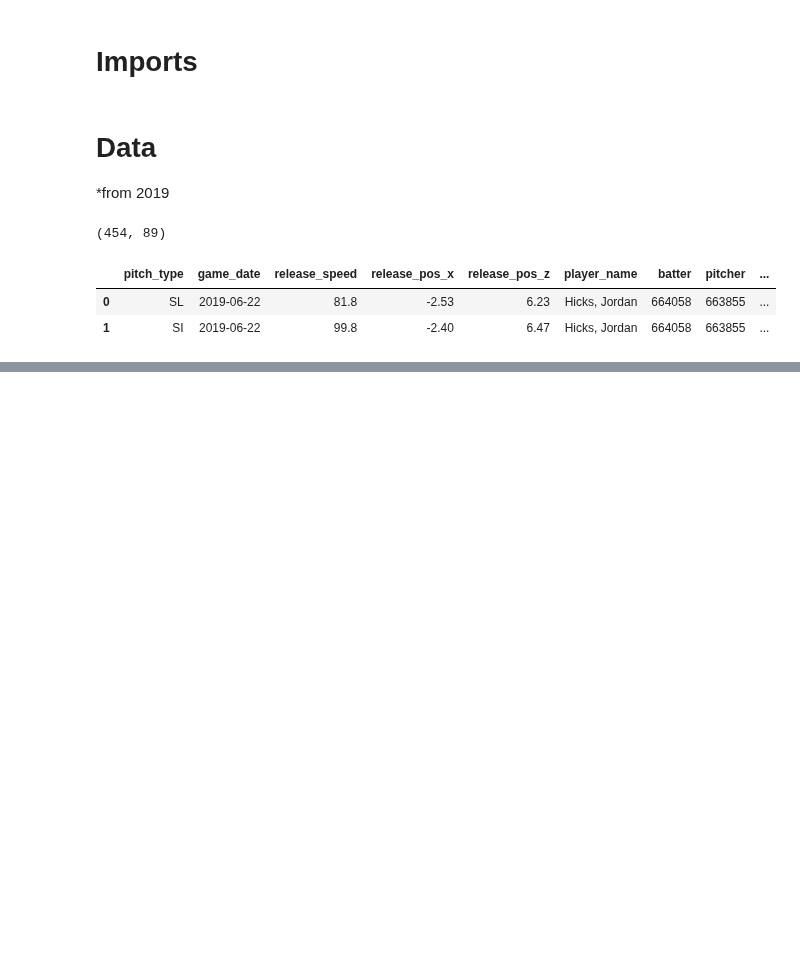
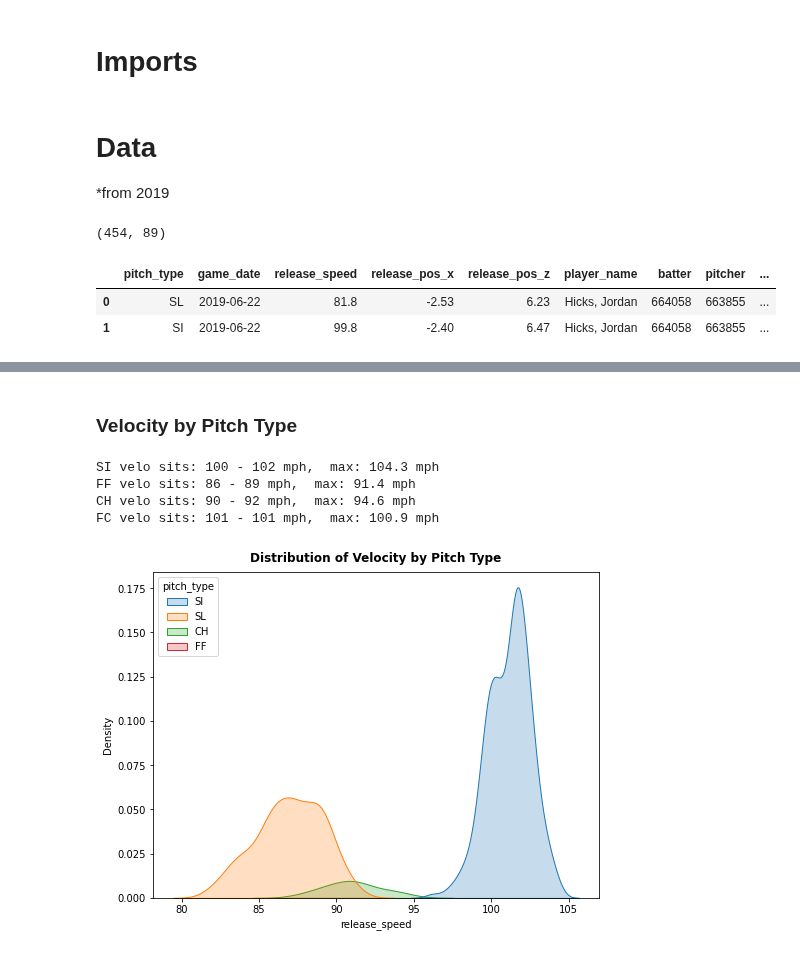
Before and after one commit to anthonyzurke/player-analysis, a Jupyter notebook: pitchers/hicks-scoutingreport.ipynb, the cells around one changed output, grey strips where cells are left out. Drawn from its saved outputs; the diff is of its cells as text; code cells hidden in the pictures; blank space fills up the shorter version.

```diff
--- a/pitchers/hicks-scoutingreport.ipynb
+++ b/pitchers/hicks-scoutingreport.ipynb
@@ -30,0 +45,18 @@ hicks.head(2)
+# %%
+r_hicks = hicks.loc[hicks['stand'] == 'R']
+l_hicks = hicks.loc[hicks['stand'] == 'L']
+
+si = hicks.loc[hicks['pitch_type'] == 'SI']
+sl = hicks.loc[hicks['pitch_type'] == 'SL']
+ch = hicks.loc[hicks['pitch_type'] == 'CH']
+ff = hicks.loc[hicks['pitch_type'] == 'FF']
+
+r_si = hicks.loc[(hicks['pitch_type'] == 'SI') & (hicks['stand'] == 'R')]
+r_sl = hicks.loc[(hicks['pitch_type'] == 'SL') & (hicks['stand'] == 'R')]
+r_ch = hicks.loc[(hicks['pitch_type'] == 'CH') & (hicks['stand'] == 'R')]
+r_ff = hicks.loc[(hicks['pitch_type'] == 'FF') & (hicks['stand'] == 'R')]
+
+l_si = hicks.loc[(hicks['pitch_type'] == 'SI') & (hicks['stand'] == 'L')]
+l_sl = hicks.loc[(hicks['pitch_type'] == 'SL') & (hicks['stand'] == 'L')]
+l_ch = hicks.loc[(hicks['pitch_type'] == 'CH') & (hicks['stand'] == 'L')]
+l_ff = hicks.loc[(hicks['pitch_type'] == 'FF') & (hicks['stand'] == 'L')]
@@ -30,0 +103,25 @@ hicks.head(2)
+# %% [markdown]
+### Velocity by Pitch Type
+# %%
+plt.figure(figsize = (8, 6))
+
+ax = sns.kdeplot(data = hicks, x = 'release_speed', shade = 'fill',
+            multiple = 'layer', hue = 'pitch_type',
+            hue_order = ['SI', 'SL', 'CH', 'FF'],
+            palette = 'tab10')
+sns.move_legend(ax, 'upper left')
+plt.title('Distribution of Velocity by Pitch Type', fontdict = font_title, pad = 15);
+print('SI velo sits:', round(si['release_speed'].quantile(.25)), '-', round(si['release_speed'].quantile(.75)),
+      'mph, ', 'max:', round(si['release_speed'].max(), 2), 'mph')
+print('FF velo sits:', round(sl['release_speed'].quantile(.25)), '-', round(sl['release_speed'].quantile(.75)),
+      'mph, ', 'max:', round(sl['release_speed'].max(), 2), 'mph')
+print('CH velo sits:', round(ch['release_speed'].quantile(.25)), '-', round(ch['release_speed'].quantile(.75)),
+      'mph, ', 'max:', round(ch['release_speed'].max(), 2), 'mph')
+print('FC velo sits:', round(ff['release_speed'].quantile(.25)), '-', round(ff['release_speed'].quantile(.75)),
+      'mph, ', 'max:', round(ff['release_speed'].max(), 2), 'mph');
+# %% [output]
+SI velo sits: 100 - 102 mph,  max: 104.3 mph
+FF velo sits: 86 - 89 mph,  max: 91.4 mph
+CH velo sits: 90 - 92 mph,  max: 94.6 mph
+FC velo sits: 101 - 101 mph,  max: 100.9 mph
+[figure, added]
```
Also changed, not shown: parts of 23 cells of this notebook, 1 other file.
